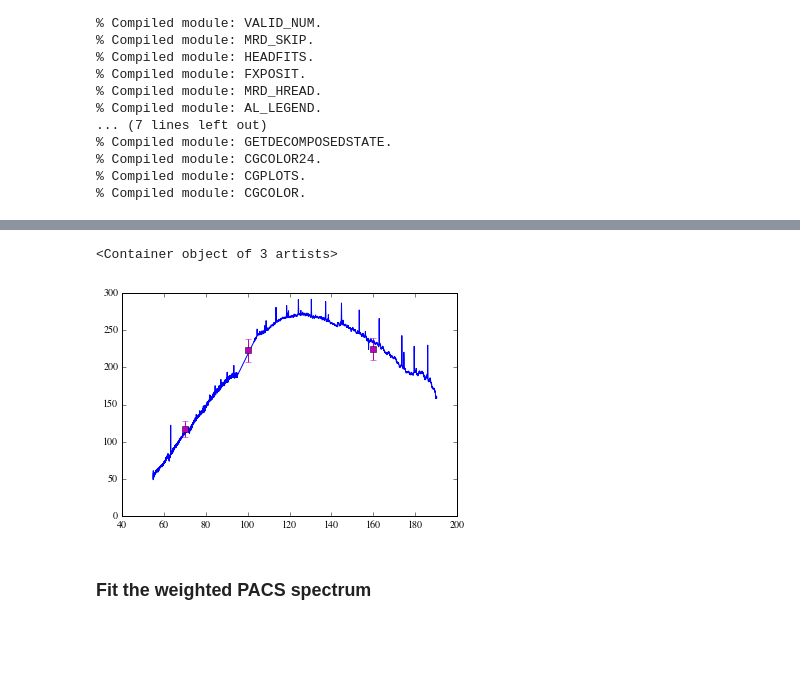
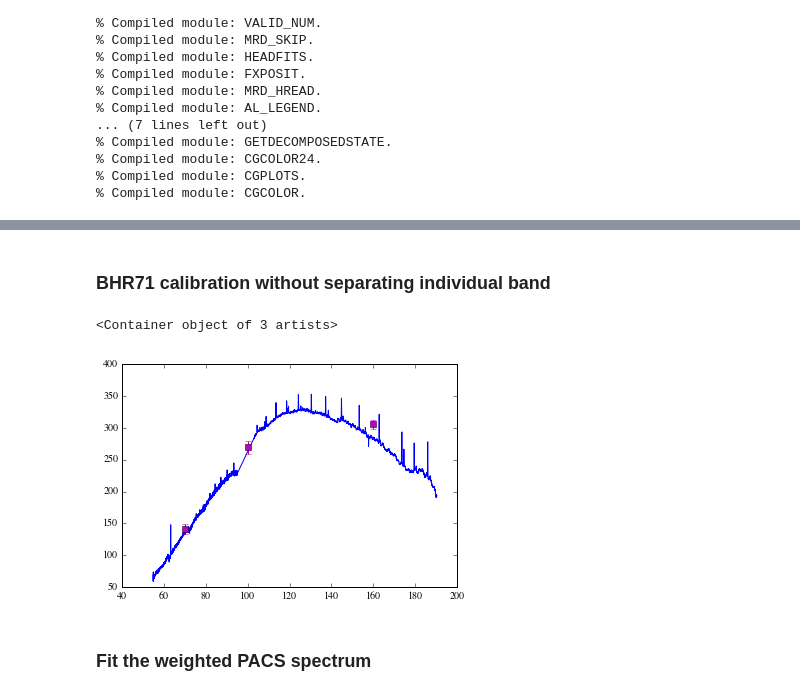
Before and after one commit to yaolun/sa, a Jupyter notebook: calibration_workflow_sect.ipynb, the cells around one changed output, grey strips where cells are left out. Saved outputs shown, nothing was run; the diff lists cells and outputs as text; code cells hidden in the pictures; blank space fills up the shorter version.

```diff
--- a/calibration_workflow_sect.ipynb
+++ b/calibration_workflow_sect.ipynb
@@ -53,0 +162,39 @@ Weighted spectrum saved at  /Users/yaolun/bhr71/best_calibrated/BHR71pacs_weight
+# %%
+wl = np.array([])
+flux = np.array([])
+for cube in cubefile:
+    hdu_dum = fits.open(cube)
+    wl_min = hdu_dum[8].data.min()
+    if wl_min < 60.:
+        band = 'b2a'
+    elif (wl_min > 60.) & (wl_min < 100):
+        band = 'b2b'
+    elif (wl_min > 100) & (wl_min < 130):
+        band = 'r1s'
+    elif wl_min > 130.:
+        band = 'r1l'
+    print hdu_dum[1].header['CROTA2']
+    wl_dum, flux_dum = pacs_weight(outdir+'bhr71_cube/', 'BHR71', 31.8,
+                                   outdir+'bhr71_cube/', cube, suffix='hsa_'+band)
+
+    if band == 'b2a':
+        trimmer = (wl_dum >= 54.8) & (wl_dum < 72.3)
+    elif band == 'b2b':
+        trimmer = (wl_dum >= 72.3) & (wl_dum < 95.05)
+    elif band == 'r1s':
+        trimmer = (wl_dum >= 103) & (wl_dum < 143)
+    elif band == 'r1l':
+        trimmer = (wl_dum >= 143) & (wl_dum < 190.31)
+
+    wl = np.hstack((wl, wl_dum[trimmer]))
+    flux = np.hstack((flux, flux_dum[trimmer]))
+sorter = np.argsort(wl)
+wl = wl[sorter]
+flux = flux[sorter]
+
+# write out
+foo = open(outdir+'BHR71_pacs_weighted.txt','w')
+foo.write('{} \t {}\n'.format('Wavelength(um)', 'Flux_Density(Jy)'))
+for i in range(len(wl)):
+    foo.write('{} \t {}\n'.format(wl[i], flux[i]))
+foo.close()
@@ -54,9 +250,14 @@ Weighted spectrum saved at  /Users/yaolun/bhr71/best_calibrated/BHR71pacs_weight
+# %% [markdown]
+### BHR71 calibration without separating individual band
 # %%
 plt.plot(wl, flux)
-plt.errorbar([70, 100, 160], phot['flux'], yerr=phot['uncertainty'], fmt='s', color='m', linestyle='None')
+phot = ascii.read(photpath, comment='%')
+plt.errorbar([70, 100, 160], phot['flux(Jy)'][(phot['wavelength'] > 50.) & (phot['wavelength'] < 200.)],
+             yerr=phot['error(Jy)'][(phot['wavelength'] > 50.) & (phot['wavelength'] < 200.)],
+             fmt='s', color='m', linestyle='None')
 # %% [output]
 <Container object of 3 artists>
-[figure, old version]
+[figure, new version]
 # %% [markdown]
 ### Fit the weighted PACS spectrum
 # %%
```
Also changed, not shown: parts of 17 cells of this notebook, 4 other files.
